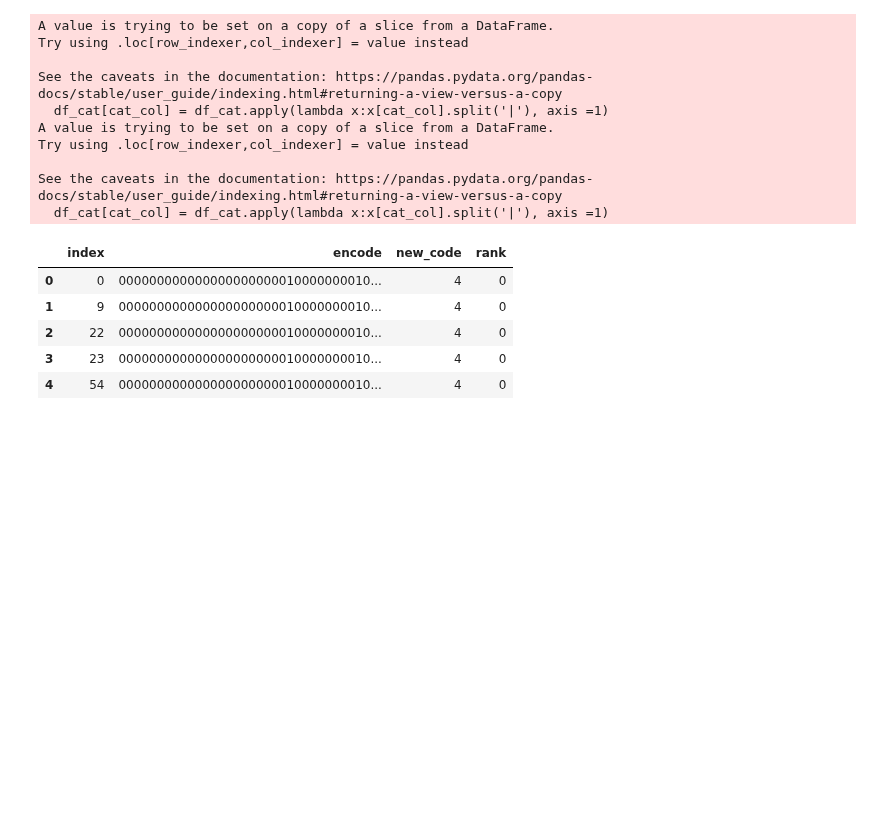
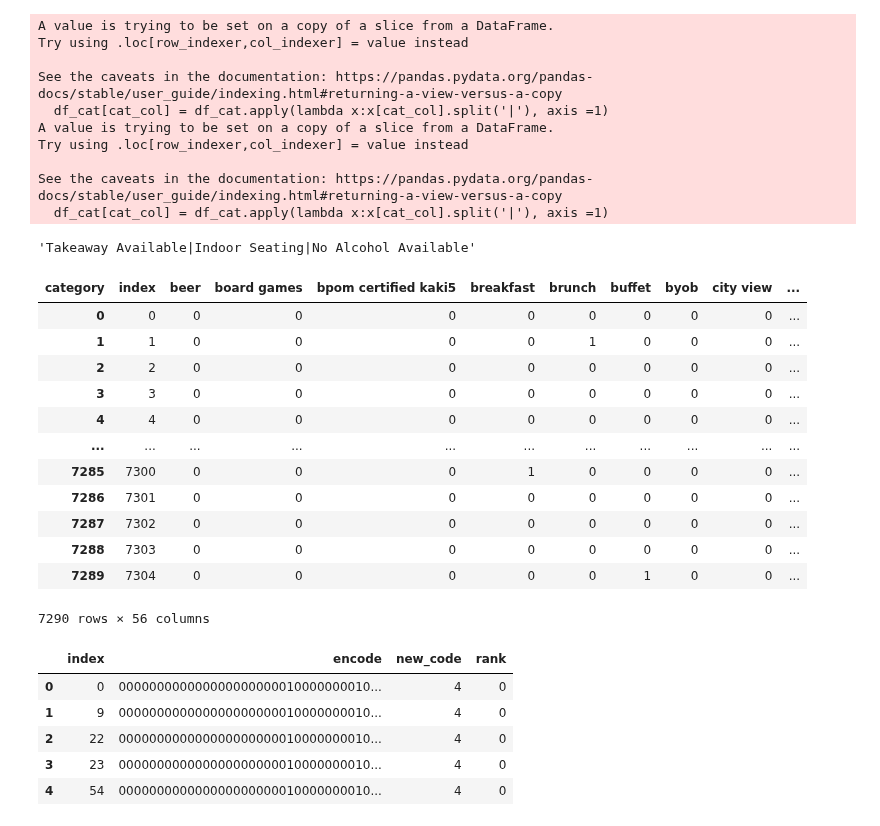
Before and after one commit to adamaulia/AdamThesis, a Jupyter notebook: 2_data_clean_zomato.ipynb, the cells around one changed output. Cells and saved outputs as stored; diff of their text form; code cells hidden in the pictures; blank space fills up the shorter version.

```diff
--- a/2_data_clean_zomato.ipynb
+++ b/2_data_clean_zomato.ipynb
@@ -326,6 +333,26 @@ Try using .loc[row_indexer,col_indexer] = value instead
 
 See the caveats in the documentation: https://pandas.pydata.org/pandas-docs/stable/user_guide/indexing.html#returning-a-view-versus-a-copy
   df_cat[cat_col] = df_cat.apply(lambda x:x[cat_col].split('|'), axis =1)
+# %%
+df2.head().iloc[0]['rest_facility']
+# %% [output]
+'Takeaway Available|Indoor Seating|No Alcohol Available'
+# %%
+df_res_fac
+# %% [output]
+| category | index | beer | board games | bpom certified kaki5 | breakfast | brunch | buffet | byob | city view | ... |
+| 0 | 0 | 0 | 0 | 0 | 0 | 0 | 0 | 0 | 0 | ... |
+| 1 | 1 | 0 | 0 | 0 | 0 | 1 | 0 | 0 | 0 | ... |
+| 2 | 2 | 0 | 0 | 0 | 0 | 0 | 0 | 0 | 0 | ... |
+| 3 | 3 | 0 | 0 | 0 | 0 | 0 | 0 | 0 | 0 | ... |
+| 4 | 4 | 0 | 0 | 0 | 0 | 0 | 0 | 0 | 0 | ... |
+| ... | ... | ... | ... | ... | ... | ... | ... | ... | ... | ... |
+| 7285 | 7300 | 0 | 0 | 0 | 1 | 0 | 0 | 0 | 0 | ... |
+| 7286 | 7301 | 0 | 0 | 0 | 0 | 0 | 0 | 0 | 0 | ... |
+| 7287 | 7302 | 0 | 0 | 0 | 0 | 0 | 0 | 0 | 0 | ... |
+| 7288 | 7303 | 0 | 0 | 0 | 0 | 0 | 0 | 0 | 0 | ... |
+| 7289 | 7304 | 0 | 0 | 0 | 0 | 0 | 1 | 0 | 0 | ... |
+7290 rows × 56 columns
 # %%
 df_res_fac_encode.head()
 # %% [output]
```
Also changed, not shown: parts of 4 cells of this notebook, 4 other files.
